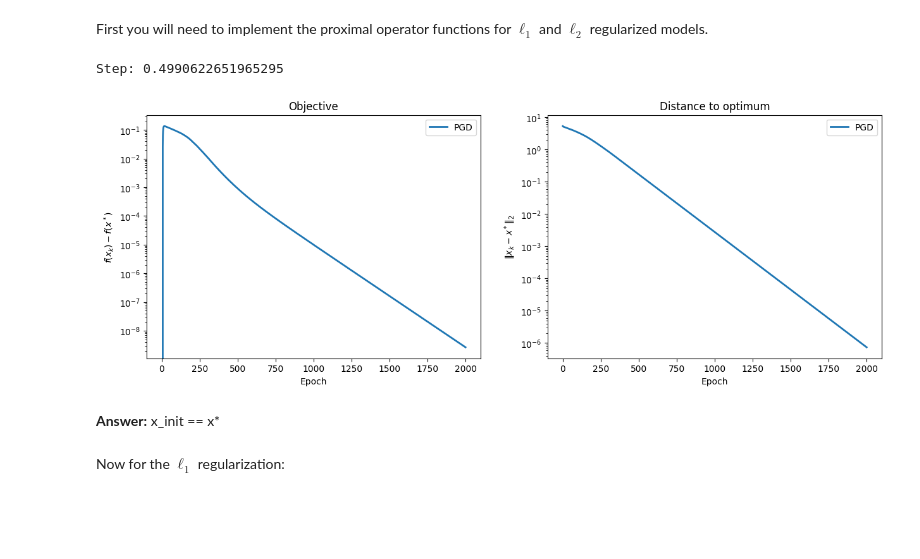
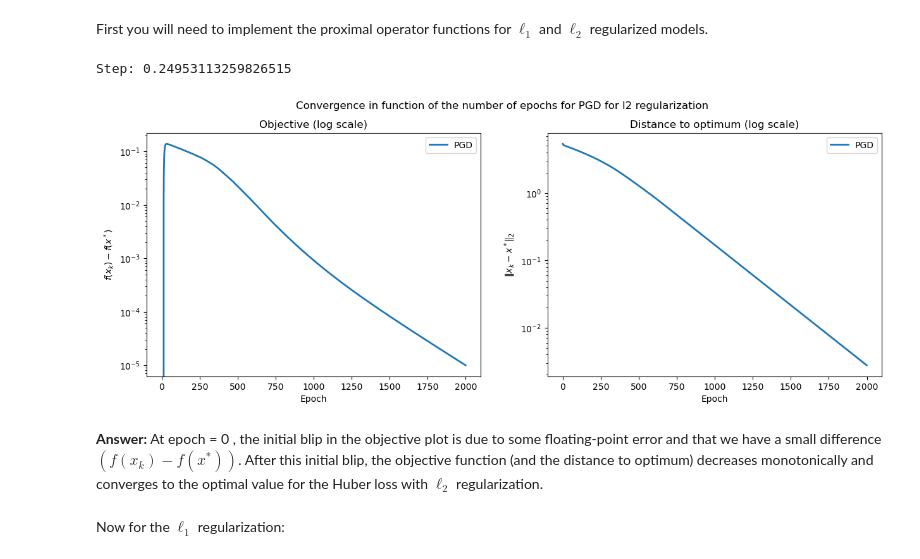
Before and after one commit to BryanBradfo/optimisation-algorithms, a Jupyter notebook: project/project_chen_bryan_and_devilder_alice.ipynb, the cells around one changed output. Drawn from its saved outputs; the diff is of its cells as text; code cells hidden in the pictures; blank space fills up the shorter version.

Commit message:
verifie encore l'answer avant part 4 et la dernière question et si possible les autres questions si tu veux relire ce que j'ai rajouté

```diff
--- a/project/project_chen_bryan_and_devilder_alice.ipynb
+++ b/project/project_chen_bryan_and_devilder_alice.ipynb
@@ -564,11 +561,12 @@ class monitor(object):
             self.obj = [self.obj(x, *self.args) for x in x_list]
 
 
-def plot_epochs(monitors, solvers):
+def plot_epochs(monitors, solvers, suptitle="Convergence in function of the number of epochs"):
     fig, (ax1, ax2) = plt.subplots(1, 2, figsize=(15, 5))
+    fig.suptitle(suptitle)
     for monit in monitors:
         ax1.semilogy(monit.obj, lw=2)
-        ax1.set_title("Objective")
+        ax1.set_title("Objective (log scale)")
         ax1.set_xlabel("Epoch")
         if monit.x_min is None:
             ax1.set_ylabel("$f(x_k)$")
@@ -580,21 +578,21 @@ def plot_epochs(monitors, solvers):
     for monit in monitors:
         if monit.x_min is not None:
             ax2.semilogy(monit.err, lw=2)
-            ax2.set_title("Distance to optimum")
+            ax2.set_title("Distance to optimum (log scale)")
             ax2.set_xlabel("Epoch")
             ax2.set_ylabel("$\|x_k - x^*\|_2$")
 
     ax2.legend(solvers)
 
 
-def plot_time(monitors, solvers):
+def plot_time(monitors, solvers, suptitle="Convergence in function of the running time"):
     for monit in monitors:
         objs = monit.obj
         plt.semilogy(np.linspace(0, monit.total_time, len(objs)), objs, lw=2)
         plt.title("Loss")
         plt.xlabel("Timing")
         plt.ylabel("$f(x_k) - f(x^*)$")
-
+    plt.suptitle(suptitle)
     plt.legend(solvers)
 # %% [markdown]
 <div class="alert alert-success">
@@ -695,38 +693,39 @@ n_iter = 2000
 # n_iter = 1000
 lbda = 1.
 epsilon = 1.
 
-L = linalg.norm(X, ord=2) ** 2 / n_samples
+L = 2*linalg.norm(X, ord=2) ** 2 / n_samples
 step = 1. / L
 print(f"Step: {step}")
 
 def grad_huber_loss(params, X=X, y=y, epsilon=epsilon):
     w = params[1:]
     b = params[0]
     n_samples, n_features = X.shape
     grad_w = np.zeros(n_features)
     grad_b = 0
     for i in range(n_samples):
         grad_w += -X[i, :] * huber_grad(y[i] - np.dot(X[i, :], w) - b, epsilon=epsilon)
         grad_b += -huber_grad(y[i] - np.dot(X[i, :], w) - b, epsilon=epsilon)
     return np.concatenate([[grad_b/n_samples], grad_w/n_samples])
 
 x_min_l2, _ = pgd(x_init, grad_huber_loss, prox_l2, step, n_iter=10000,
                grad_args=(X, y, epsilon), prox_args=(lbda,))
 
 
 # Run PGD
 monitor_pgd_l2 = monitor(pgd, pobj_l2, x_min_l2, args=(X, y, lbda, epsilon))
 monitor_pgd_l2.run(x_init, grad_huber_loss, prox_l2, step, n_iter,
                    grad_args=(X, y, epsilon), prox_args=(lbda,))
 
 monitors = [monitor_pgd_l2]
 solvers = ["PGD"]
-plot_epochs(monitors, solvers)
+plot_epochs(monitors, solvers, suptitle="Convergence in function of the number of epochs for PGD for l2 regularization")
 # %% [output]
-Step: 0.4990622651965295
+Step: 0.24953113259826515
-[figure, old version]
+[figure, new version]
-# %% [markdown]
-**Answer:** x_init == x*
+# %% [markdown]
+**Answer:**  At epoch = 0 , the initial blip in the objective plot is due to some floating-point error and that we have a small difference $\left( f(x_k) - f(x^*)\right)$. After this initial blip, the objective function (and the distance to optimum) decreases monotonically and converges to the optimal value for the Huber loss with $\ell_2$ regularization.
+<!-- x_init == x* -->
 # %% [markdown]
 Now for the $\ell_1$ regularization:
```
Also changed, not shown: parts of 32 cells of this notebook.
